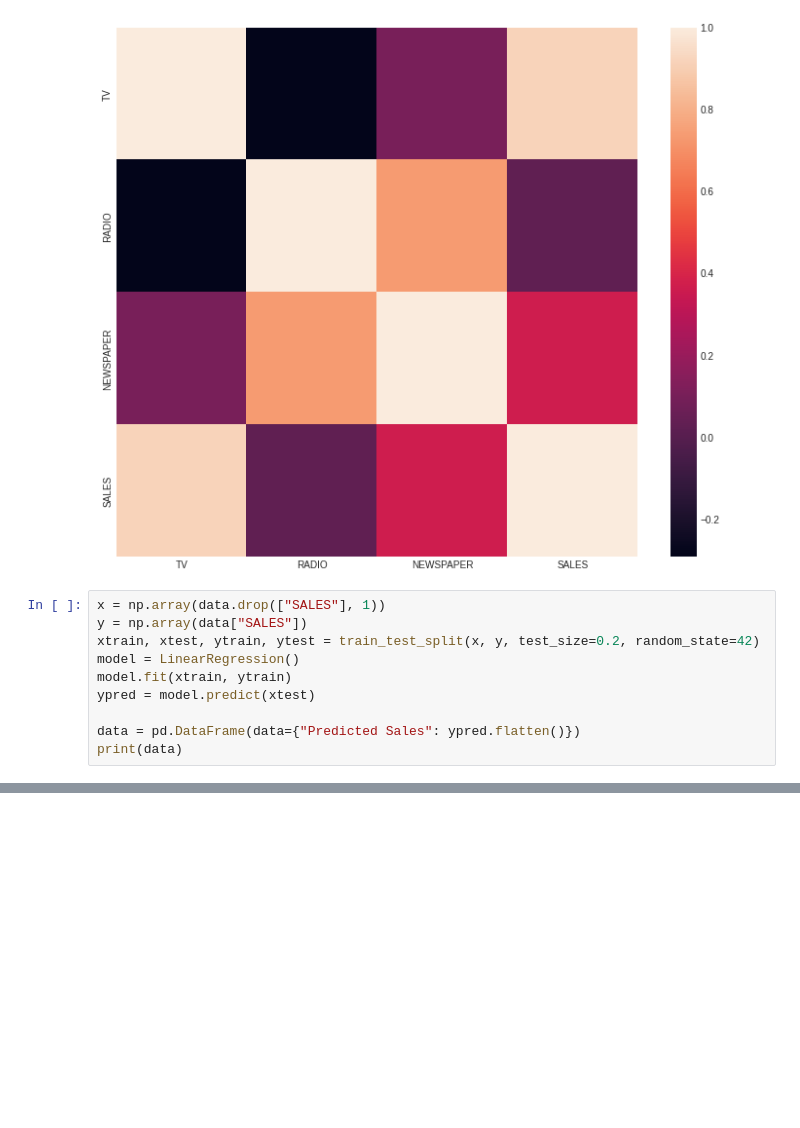
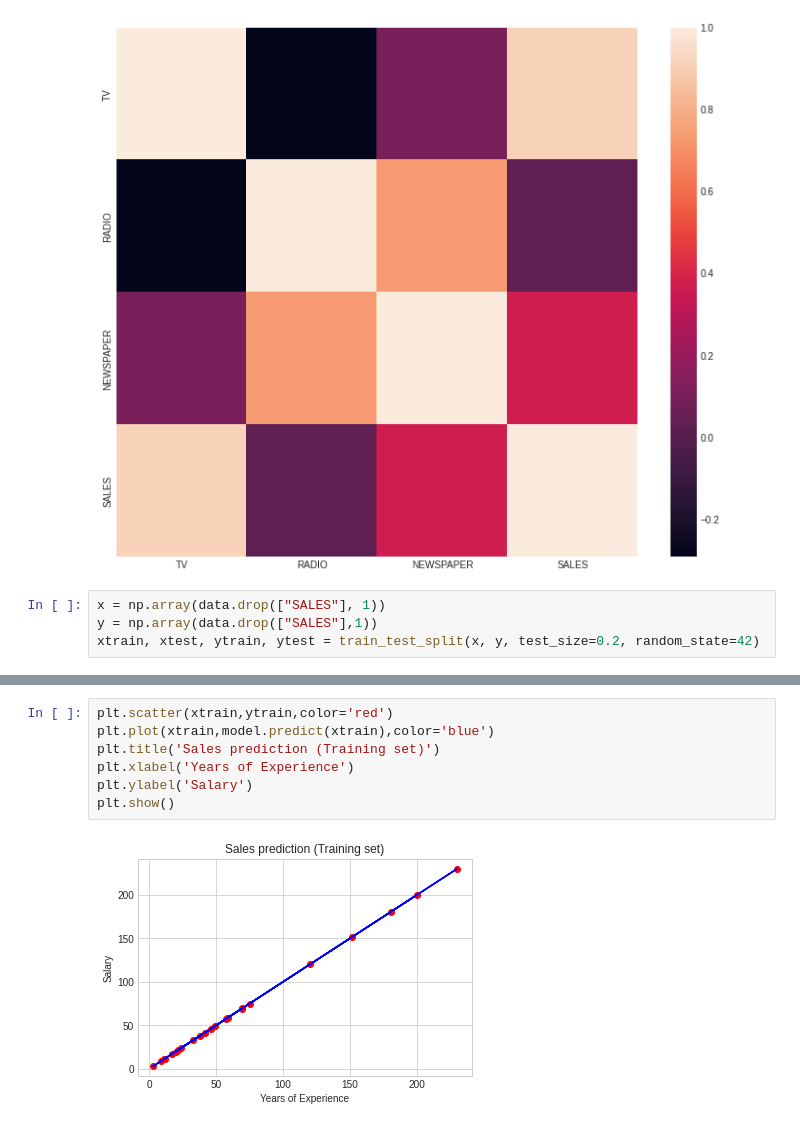
Before and after one commit to sreeyadora/college, a Jupyter notebook: mini_project.ipynb, the cells around one changed output, grey strips where cells are left out. Cells and saved outputs as stored; diff of their text form; blank space fills up the shorter version.

```diff
--- a/mini_project.ipynb
+++ b/mini_project.ipynb
@@ -34,11 +34,5 @@ plt.show()
 [figure]
 # %%
 x = np.array(data.drop(["SALES"], 1))
-y = np.array(data["SALES"])
+y = np.array(data.drop(["SALES"],1))
 xtrain, xtest, ytrain, ytest = train_test_split(x, y, test_size=0.2, random_state=42)
-model = LinearRegression()
-model.fit(xtrain, ytrain)
-ypred = model.predict(xtest)
-
-data = pd.DataFrame(data={"Predicted Sales": ypred.flatten()})
-print(data)
@@ -48,0 +57,9 @@ print(data)
+# %%
+plt.scatter(xtrain,ytrain,color='red')
+plt.plot(xtrain,model.predict(xtrain),color='blue')
+plt.title('Sales prediction (Training set)')
+plt.xlabel('Years of Experience')
+plt.ylabel('Salary')
+plt.show()
+# %% [output]
+[figure, added]
```
Also changed, not shown: parts of 5 cells of this notebook.
